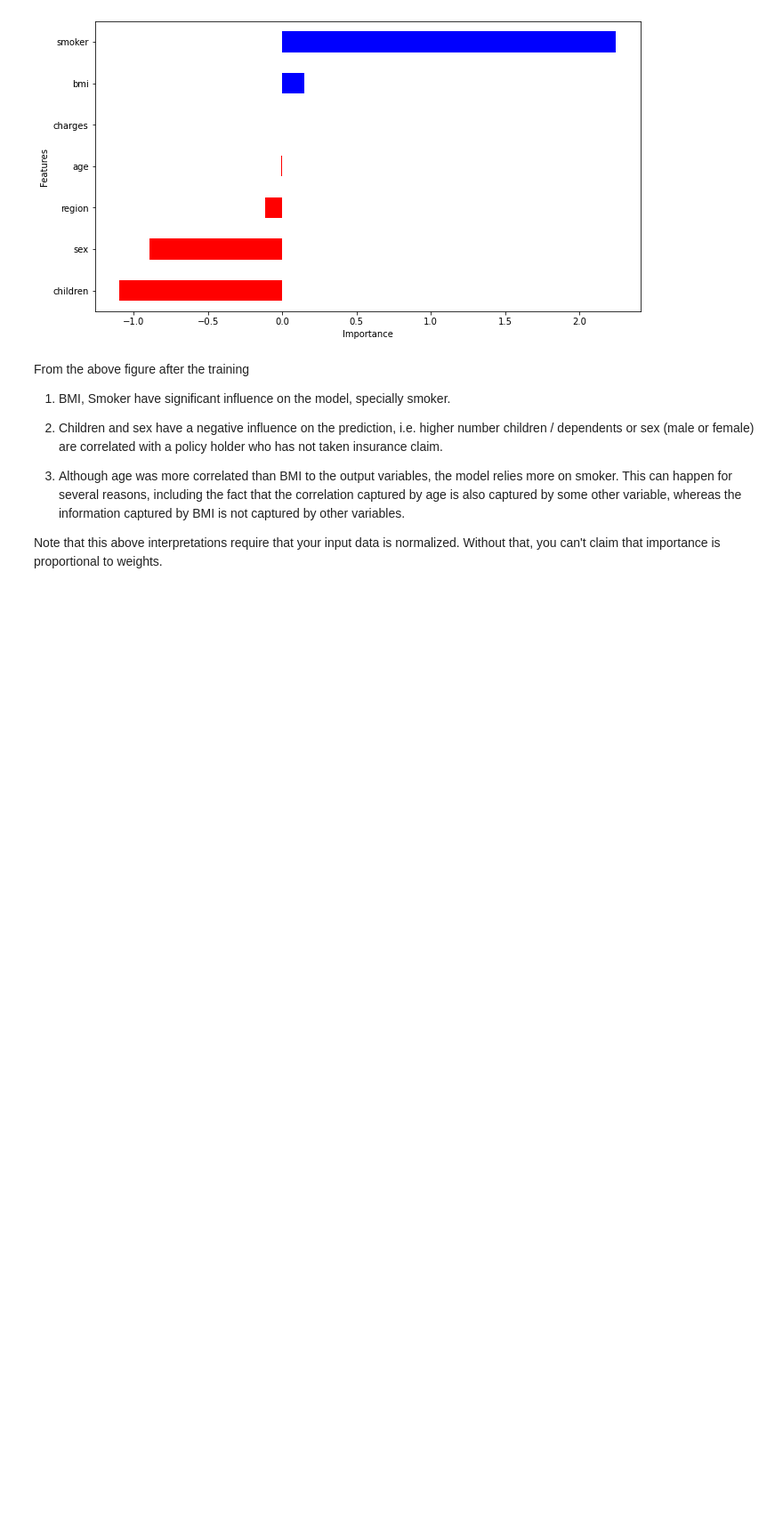
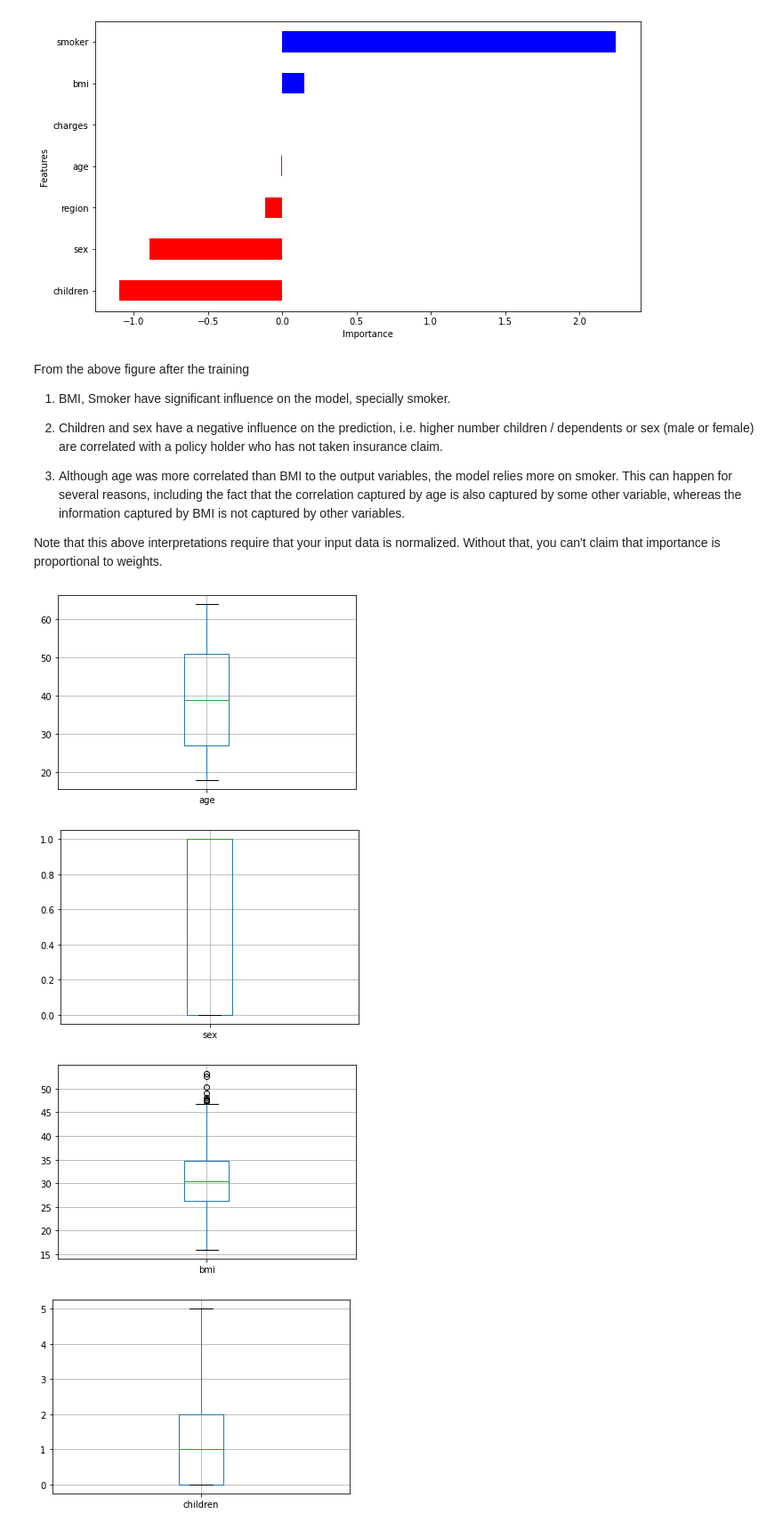
Before and after one commit to gmp007/Machine-Learning-and-EDA-Exploratory-Data-Analysis-Projects, a Jupyter notebook: Insurance_Claim_Prediction/InsuranceClaimPrediction02.ipynb, the cells around one changed output. Shown at 89% size. Cells and saved outputs as stored; diff of their text form; code cells hidden in the pictures; blank space fills up the shorter version.

```diff
--- a/Insurance_Claim_Prediction/InsuranceClaimPrediction02.ipynb
+++ b/Insurance_Claim_Prediction/InsuranceClaimPrediction02.ipynb
@@ -505,3 +505,14 @@ From the above figure after the training
 3. Although age was more correlated than BMI to the output variables, the model relies more on smoker. This can happen for several reasons, including the fact that the correlation captured by age is also captured by some other variable, whereas the information captured by BMI is not captured by other variables.
 
 Note that this above interpretations require that your input data is normalized. Without that, you can't claim that importance is proportional to weights.
+# %%
+# Let's even check for outliers and remove it before our training
+# Check for outliers and remove them from the analysis
+for column in insuranceDF: #We can now visualize the outliers and hand them. This will be later
+    plt.figure()
+    insuranceDF.boxplot([column])
+# %% [output]
+[figure, added]
+[figure, added]
+[figure, added]
+[figure, added]
```
Also changed, not shown: parts of 24 cells of this notebook.
